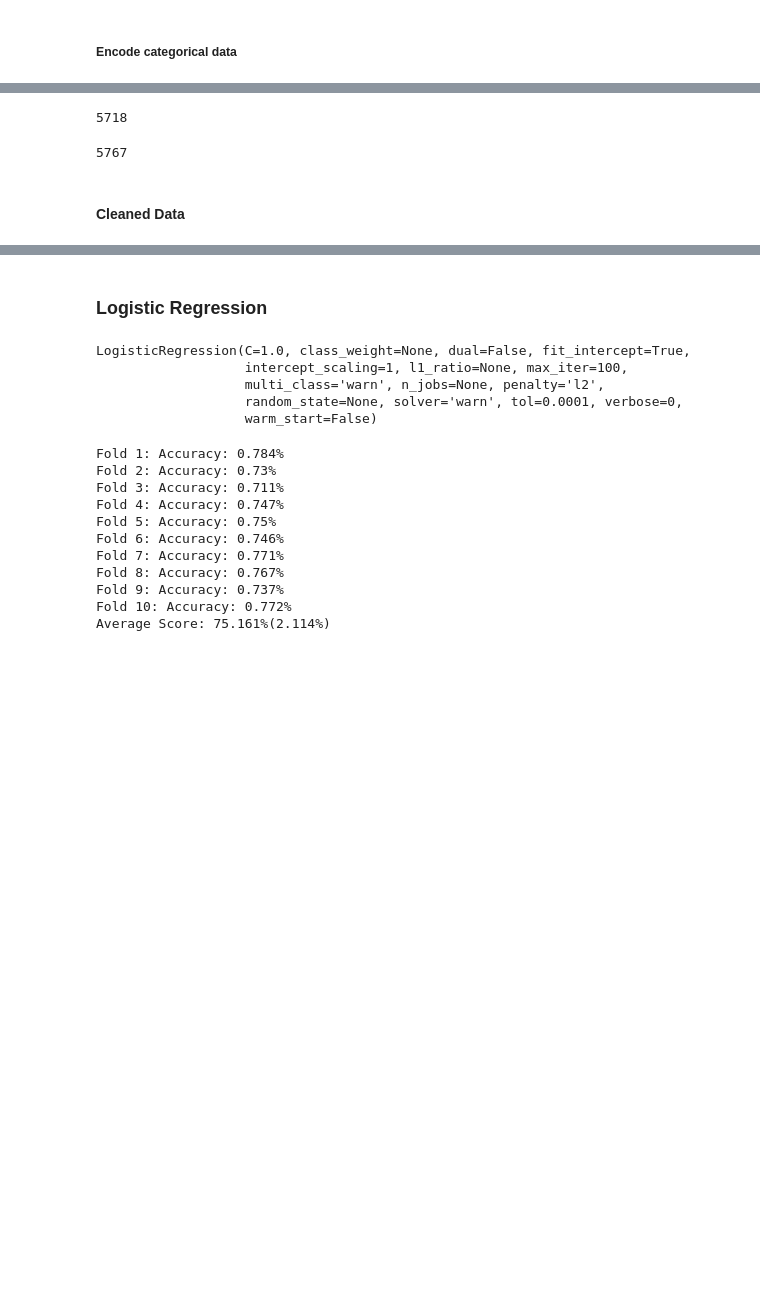
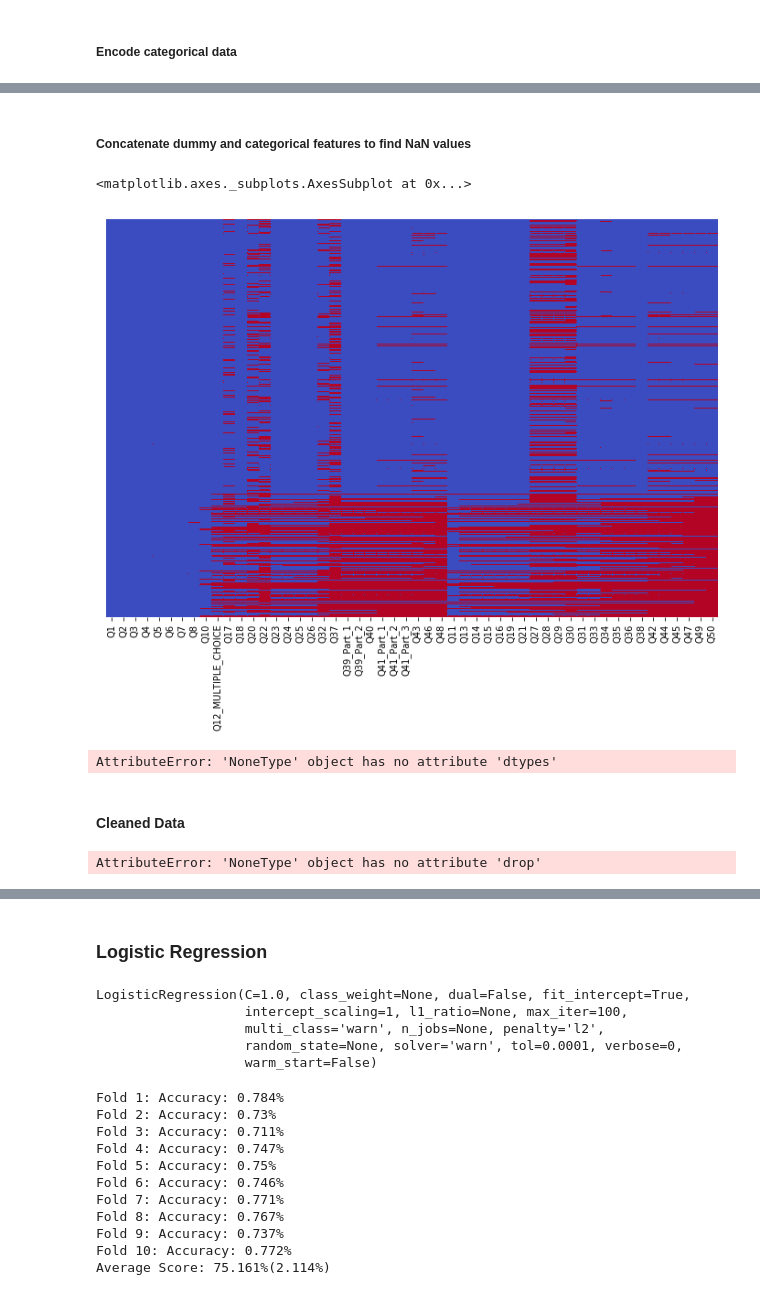
Before and after one commit to aarontan-git/salary_classification, a Jupyter notebook: A1 Good.ipynb, the cells around one changed output, grey strips where cells are left out. Saved outputs shown, nothing was run; the diff lists cells and outputs as text; code cells hidden in the pictures; blank space fills up the shorter version.

Commit message:
able to show the significance of NaN values for each feature

```diff
--- a/A1 Good.ipynb
+++ b/A1 Good.ipynb
@@ -139,0 +171,7 @@ remove_words('Q40', Q40_words)
+# %%
+# Q7: Industry
+industry_count = data.Q7.value_counts()
+value_mask = data.Q7.isin(industry_count.index[industry_count < 200])
+data.loc[value_mask,'Q7'] = "Other"
+# sns.catplot(x='Q7', y='Salary_label', data=data, kind="box").fig.set_size_inches(40,10)
+# plt.ylim(0, 200000) # limit the y axis to 250000
@@ -260,2 +302,8 @@ fill_info.col2int('Q35', 1, 6)
+# %%
+# these two Q's are percentage based
+fill_info.col2num('Q34', 1, 6)# Q34
+Q34_combined = combine_col.sum_int('Q34',1,6)
+fill_info.col2num('Q35', 1, 6)# Q35
+Q35_combined = combine_col.sum_int('Q35',1,6)
 # %% [markdown]
 ##### Encode categorical data
@@ -436,18 +310,22 @@ how_many_nan(Q47_combined)
-# %%
-# encode Q49
-Q49_features = fill_info.nan_text('Q49', 1, 12)
-# Combine columns of int (0 or 1) into a single column of sum (int)
-Q49_combined = combine_col.sum_int('Q49', 1, 12)
-# 5718 missing values
-how_many_nan(Q49_combined)
-# %% [output]
-5718
-# %%
-# encode Q50
-Q50_features = fill_info.nan_text('Q50', 1, 8)
-# Combine columns of int (0 or 1) into a single column of sum (int)
-Q50_combined = combine_col.sum_int('Q50', 1, 8)
-# 5767 missing values
-how_many_nan(Q50_combined)
-# %% [output]
-5767
+# %%
+Q11_features, Q11_combined = encode_col('Q11', 1, 7)
+Q13_features, Q13_combined = encode_col('Q13', 1, 15)
+Q14_features, Q14_combined = encode_col('Q14', 1, 11)
+Q15_features, Q15_combined = encode_col('Q15', 1, 7)
+Q16_features, Q16_combined = encode_col('Q16', 1, 18)
+Q19_features, Q19_combined = encode_col('Q19', 1, 19)
+Q21_features, Q21_combined = encode_col('Q21', 1, 13)
+Q27_features, Q27_combined = encode_col('Q27', 1, 20)
+Q28_features, Q28_combined = encode_col('Q28', 1, 43)
+Q29_features, Q29_combined = encode_col('Q29', 1, 28)
+Q30_features, Q30_combined = encode_col('Q30', 1, 25)
+Q31_features, Q31_combined = encode_col('Q31', 1, 12)
+Q33_features, Q33_combined = encode_col('Q33', 1, 11)
+Q36_features, Q36_combined = encode_col('Q36', 1, 13)
+Q38_features, Q38_combined = encode_col('Q38', 1, 22)
+Q42_features, Q42_combined = encode_col('Q42', 1, 5)
+Q44_features, Q44_combined = encode_col('Q44', 1, 6)
+Q45_features, Q45_combined = encode_col('Q45', 1, 6)
+Q47_features, Q47_combined = encode_col('Q47', 1, 16)
+Q49_features, Q49_combined = encode_col('Q49', 1, 12)
+Q50_features, Q50_combined = encode_col('Q50', 1, 8)
@@ -453,0 +334,15 @@ how_many_nan(Q50_combined)
+# %% [markdown]
+##### Concatenate dummy and categorical features to find NaN values
+# %%
+# new data frame with all the combined columns
+cat_encoded = pd.concat([Q11_combined, Q13_combined, Q14_combined, Q15_combined, Q16_combined, Q19_combined, Q21_combined, Q27_combined, Q28_combined, Q29_combined, Q30_combined, Q31_combined, Q33_combined, Q34_combined, Q35_combined, Q36_combined, Q38_combined, Q42_combined, Q44_combined, Q45_combined, Q47_combined, Q49_combined, Q50_combined],axis=1)
+cat_encoded.columns = ['Q11','Q13','Q14','Q15','Q16','Q19','Q21','Q27','Q28','Q29','Q30','Q31','Q33','Q34','Q35','Q36','Q38','Q42','Q44','Q45','Q47','Q49','Q50']
+# new data frame with all the ones that were made dummy
+dummy_encoded = pd.concat([data['Q1'],data['Q2'],data['Q3'],data['Q4'],data['Q5'],data['Q6'],data['Q7'],data['Q8'],data['Q10'],data['Q12_MULTIPLE_CHOICE'],data['Q17'],data['Q18'],data['Q20'],data['Q22'],data['Q23'],data['Q24'],data['Q25'],data['Q26'],data['Q32'],data['Q37'],data['Q39_Part_1'],data['Q39_Part_2'],data['Q40'],data['Q41_Part_1'],data['Q41_Part_2'],data['Q41_Part_3'],data['Q43'],data['Q46'],data['Q48']], axis=1)
+# Check missing values from the whole data set
+encoded_all = pd.concat([dummy_encoded, cat_encoded], axis=1)
+fig, ax = plt.subplots(figsize=(12,8))
+sns.heatmap(encoded_all.isnull(), cmap='coolwarm', yticklabels=False, cbar=False, ax=ax)
+# %% [output]
+<matplotlib.axes._subplots.AxesSubplot at 0x...>
+[figure, added]
@@ -454,11 +351,17 @@ how_many_nan(Q50_combined)
+# %%
+new_data.dtypes
+# %% [output]
+AttributeError: 'NoneType' object has no attribute 'dtypes'
 # %% [markdown]
 #### Cleaned Data
 # %%
 # concatenate all dummy data
 dummy_data = pd.concat([Q1_dummies, Q2_dummies, Q3_dummies, Q4_dummies, Q5_dummies, Q6_dummies, Q7_dummies, Q8_dummies, Q10_dummies, Q12_dummies, Q17_dummies, Q18_dummies, Q20_dummies, Q22_dummies, Q23_dummies, Q24_dummies, Q25_dummies, Q26_dummies, Q32_dummies, Q37_dummies, Q39P1_dummies, Q39P2_dummies, Q40_dummies, Q41P1_dummies, Q41P2_dummies, Q41P3_dummies, Q43_dummies, Q46_dummies, Q48_dummies], axis=1)
 # drop any column with "TEXT" in title
-data.drop([col for col in data.columns if 'TEXT' in col],axis=1,inplace=True)
+new_data.drop([col for col in data.columns if 'TEXT' in col],axis=1,inplace=True)
 # drop other unecessary columns
-data.drop(['Unnamed: 0', 'Time from Start to Finish (seconds)', 'index'], axis=1, inplace=True)
+new_data.drop(['Unnamed: 0', 'Time from Start to Finish (seconds)', 'index', 'Salary_label'], axis=1, inplace=True)
 # form cleaned data
-cleaned_data = pd.concat([dummy_data, data], axis=1)
+cleaned_data = pd.concat([dummy_data, new_data], axis=1)
+# %% [output]
+AttributeError: 'NoneType' object has no attribute 'drop'
```
Also changed, not shown: parts of 77 cells of this notebook, 3 other files.
